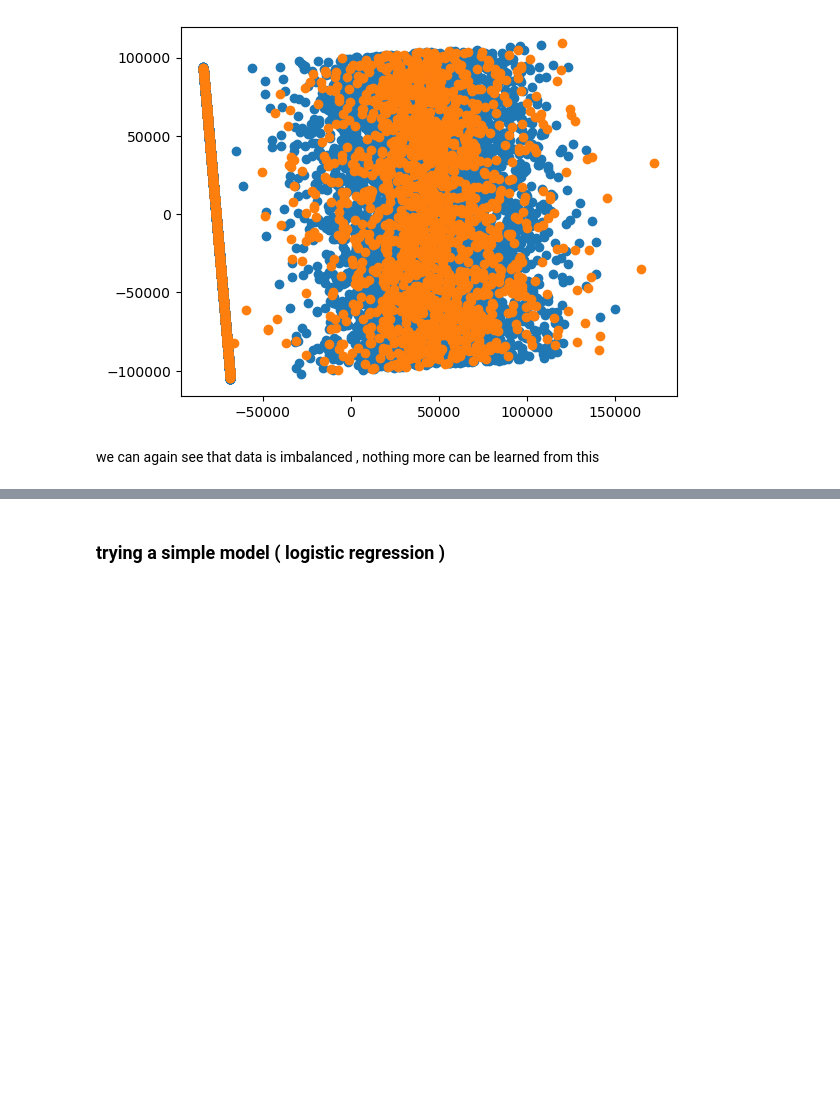
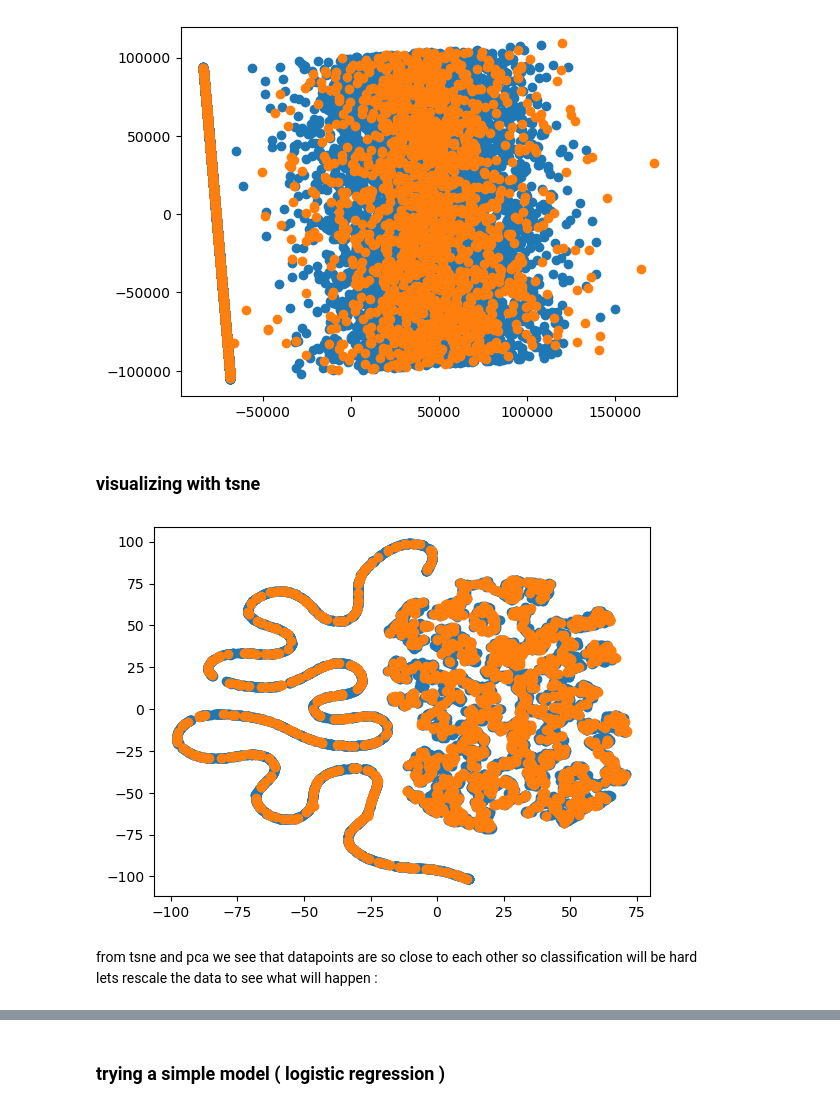
Before and after one commit to aliasghar892/bank-customer-churn-prediction, a Jupyter notebook: Bank Customer Churn Prediction.ipynb, the cells around one changed output, grey strips where cells are left out. Cells and saved outputs as stored; diff of their text form; code cells hidden in the pictures; blank space fills up the shorter version.

```diff
--- a/Bank Customer Churn Prediction.ipynb
+++ b/Bank Customer Churn Prediction.ipynb
@@ -116,5 +116,25 @@ plt.show()
 # %% [output]
 (10000, 2)
 [figure]
+# %% [markdown]
+### visualizing with tsne
+# %%
+from sklearn.manifold import TSNE
+
+tsne = TSNE(n_components=2).fit_transform(data)
+x0,y0,x1,y1=[],[],[],[] # X CLASS 0 / Y CLASS 0 / X CLASS 1 / Y CLASS 1
+for i in range(len(labels)):
+    if(labels[i]==0):
+        x0.append(tsne[i,0])
+        y0.append(tsne[i,1])
+    else:
+        x1.append(tsne[i,0])
+        y1.append(tsne[i,1])
+plt.scatter(x0,y0)
+plt.scatter(x1,y1)
+plt.show()
+# %% [output]
+[figure, added]
 # %% [markdown]
-we can again see that data is imbalanced , nothing more can be learned from this
+from tsne and pca we see that datapoints are so close to each other so classification will be hard <br>
+lets rescale the data to see what will happen :
```
Also changed, not shown: parts of 17 cells of this notebook, 1 other file.
